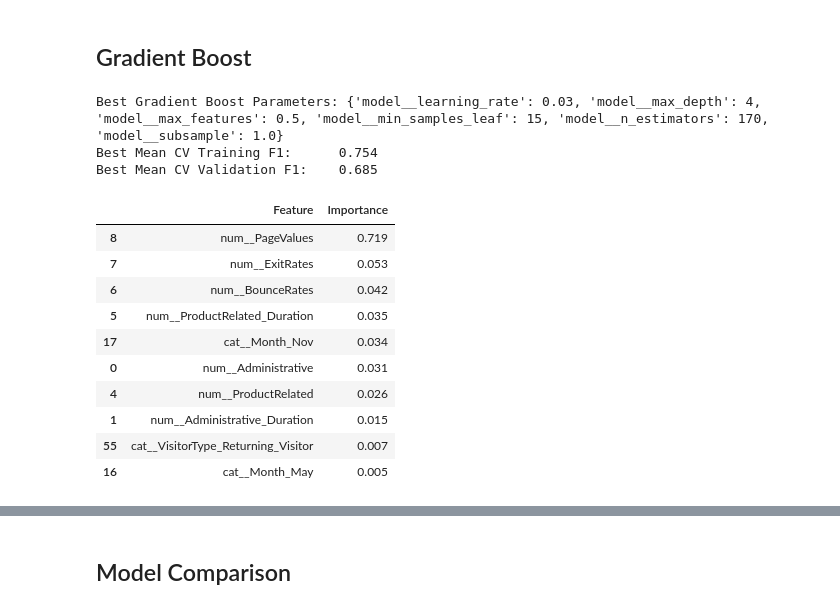
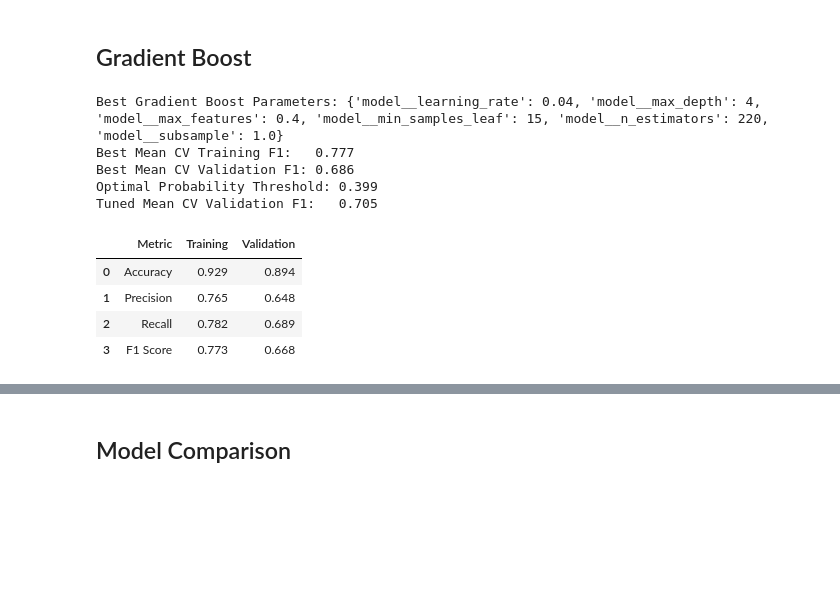
Before and after one commit to Lvl-Up-Slime/CAI_4105_2026_Fall_Team_6, a Jupyter notebook: challenge2/Challenge2.ipynb, the cells around one changed output, grey strips where cells are left out. Saved outputs shown, nothing was run; the diff lists cells and outputs as text; code cells hidden in the pictures; blank space fills up the shorter version.

```diff
--- a/challenge2/Challenge2.ipynb
+++ b/challenge2/Challenge2.ipynb
@@ -87,17 +92,21 @@ Name: proportion, dtype: float64
 # %% [markdown]
 ## Train/Validation Splits
 # %%
+# --- 1. Separate Predictors and Target (Drop Identifier Column) ---
 X = sessions.drop(columns=["Revenue", "ID"])
 y = sessions["Revenue"].copy()
 
+# --- 2. Perform Stratified 80/20 Train/Validation Split ---
+# Preserves the ~84.5% False / ~15.5% True target distribution across both splits
 X_train, X_valid, y_train, y_valid = train_test_split(
     X,
     y,
     test_size=0.2,
     random_state=42,
-    stratify=y
+    stratify=y,
 )
 
+# --- 3. Verify Class Proportions Across Development and Holdout Splits ---
 display(pd.DataFrame({
     "development": y_train.value_counts(normalize=True),
     "holdout": y_valid.value_counts(normalize=True),
@@ -903,84 +694,63 @@ display(metrics_comparison.round(3))
 # %% [markdown]
 ## Gradient Boost
 # %%
-# --- 1. Cross-Validation & Scoring Setup ---
-# Maintain class proportions (~84.5% False / ~15.5% True) across 5 folds
-# and optimize specifically for the positive class (Revenue=True) F1 score
-cv = StratifiedKFold(n_splits=5, shuffle=True, random_state=42)
-f1_purchase = make_scorer(f1_score, pos_label=True, zero_division=0)
-
-# --- 2. Dedicated Gradient Boost Base Pipeline ---
-# Clone the global preprocessor so fitting GridSearchCV never mutates shared pipelines
+# --- 1. Initialize Dedicated Gradient Boosting Pipeline ---
 gb_pipe = Pipeline([
     ("prep", clone(preprocessor)),
     ("model", GradientBoostingClassifier(random_state=42)),
-])
+], memory=pipe_memory)
 
-# --- 3. Boosting Shrinkage, Tree Complexity, & Stochastic Subsampling Grid ---
-# Tune learning_rate alongside n_estimators to control sequential step size.
-# Sweep max_depth, min_samples_leaf, subsample, and max_features to prevent
-# overfitting noisy residuals across the 59 transformed features.
+# --- 2. Define Refined Shrinkage, Tree Complexity, & Stochastic Subsampling Grid ---
+# Expand around Iteration 1 boundary hits (learning_rate=0.03, min_samples_leaf=15, subsample=1.0)
 param_grid = {
-    "model__n_estimators": [100, 170, 250],
-    "model__learning_rate": [0.03, 0.05, 0.1],
-    "model__max_depth": [3, 4, 5],
-    "model__min_samples_leaf": [5, 15],
-    "model__subsample": [0.8, 1.0],
-    "model__max_features": ["sqrt", 0.5, None],
+    "model__n_estimators": [150, 180, 220],
+    "model__learning_rate": [0.02, 0.03, 0.04],
+    "model__max_depth": [3, 4],
+    "model__min_samples_leaf": [15, 25, 35],
+    "model__subsample": [0.85, 0.95, 1.0],
+    "model__max_features": [0.4, 0.5],
 }
 
-# --- 4. Configure and Fit GridSearchCV Exclusively on Training Data ---
-# Fit strictly on X_train to prevent validation data leakage; refit=True automatically
-# retrains the winning hyperparameter combination on the full training set
+# --- 3. Run Stratified 5-Fold Grid Search Exclusively on Training Data ---
 gb_search = GridSearchCV(
     estimator=gb_pipe,
     param_grid=param_grid,
     scoring=f1_purchase,
     cv=cv,
     refit=True,
     return_train_score=True,
     n_jobs=-1,
 )
 gb_search.fit(X_train, y_train)
 
-# --- 5. Cross-Validation Performance Summary ---
-# Compare mean CV training vs. validation F1 to check generalization before holdout evaluation
-best_index = gb_search.best_index_
-best_cv_train_f1 = gb_search.cv_results_["mean_train_score"][best_index]
-best_cv_valid_f1 = gb_search.best_score_
+# --- 4. Evaluate Cross-Validation & Holdout Performance ---
+_, _, gb_valid_f1 = evaluate_search(
+    gb_search, X_train, y_train, X_valid, y_valid, "Gradient Boost"
+)
 
-print("Best Gradient Boost Parameters:", gb_search.best_params_)
-print(f"Best Mean CV Training F1:      {best_cv_train_f1:.3f}")
-print(f"Best Mean CV Validation F1:    {best_cv_valid_f1:.3f}")
-
-# --- 6. Learned Feature Importance Inspection ---
-# Extract the refitted winning pipeline and display the top 10 most important features
+# --- 5. Inspect Top 10 Feature Importances ---
 best_gb_pipe = gb_search.best_estimator_
 gb_model = best_gb_pipe.named_steps["model"]
 
 gb_importance = pd.DataFrame({
     "Feature": best_gb_pipe.named_steps["prep"].get_feature_names_out(),
     "Importance": gb_model.feature_importances_,
 })
 
 display(
     gb_importance.sort_values(
         "Importance",
         ascending=False,
     ).head(10).round(3)
 )
 # %% [output]
-Best Gradient Boost Parameters: {'model__learning_rate': 0.03, 'model__max_depth': 4, 'model__max_features': 0.5, 'model__min_samples_leaf': 15, 'model__n_estimators': 170, 'model__subsample': 1.0}
-Best Mean CV Training F1:      0.754
-Best Mean CV Validation F1:    0.685
+Best Gradient Boost Parameters: {'model__learning_rate': 0.04, 'model__max_depth': 4, 'model__max_features': 0.4, 'model__min_samples_leaf': 15, 'model__n_estimators': 220, 'model__subsample': 1.0}
+Best Mean CV Training F1:   0.777
+Best Mean CV Validation F1: 0.686
+Optimal Probability Threshold: 0.399
+Tuned Mean CV Validation F1:   0.705
-|  | Feature | Importance |
-| 8 | num__PageValues | 0.719 |
-| 7 | num__ExitRates | 0.053 |
-| 6 | num__BounceRates | 0.042 |
-| 5 | num__ProductRelated_Duration | 0.035 |
-| 17 | cat__Month_Nov | 0.034 |
-| 0 | num__Administrative | 0.031 |
-| 4 | num__ProductRelated | 0.026 |
-| 1 | num__Administrative_Duration | 0.015 |
-| 55 | cat__VisitorType_Returning_Visitor | 0.007 |
-| 16 | cat__Month_May | 0.005 |
+|  | Metric | Training | Validation |
+| 0 | Accuracy | 0.929 | 0.894 |
+| 1 | Precision | 0.765 | 0.648 |
+| 2 | Recall | 0.782 | 0.689 |
+| 3 | F1 Score | 0.773 | 0.668 |
```
Also changed, not shown: parts of 18 cells of this notebook, 1 other file.
